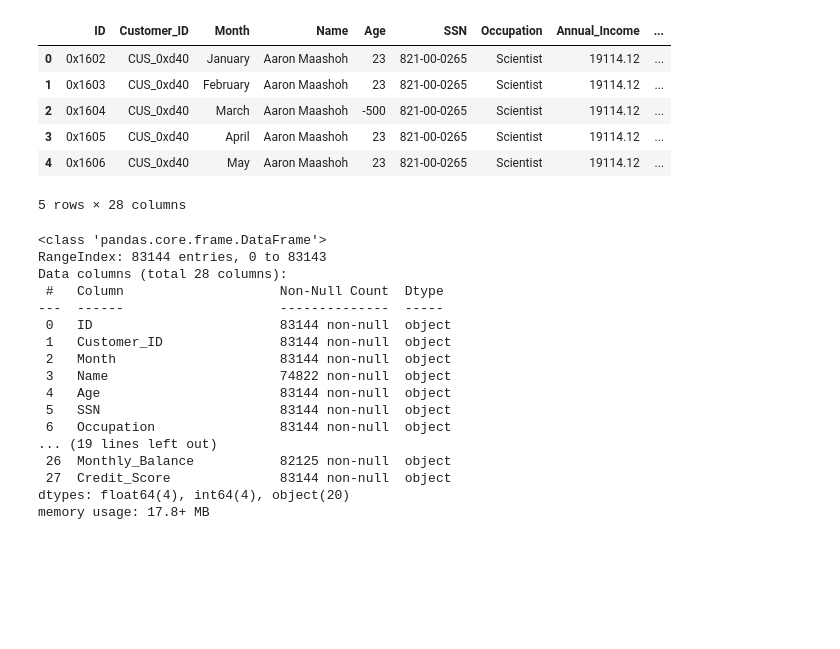
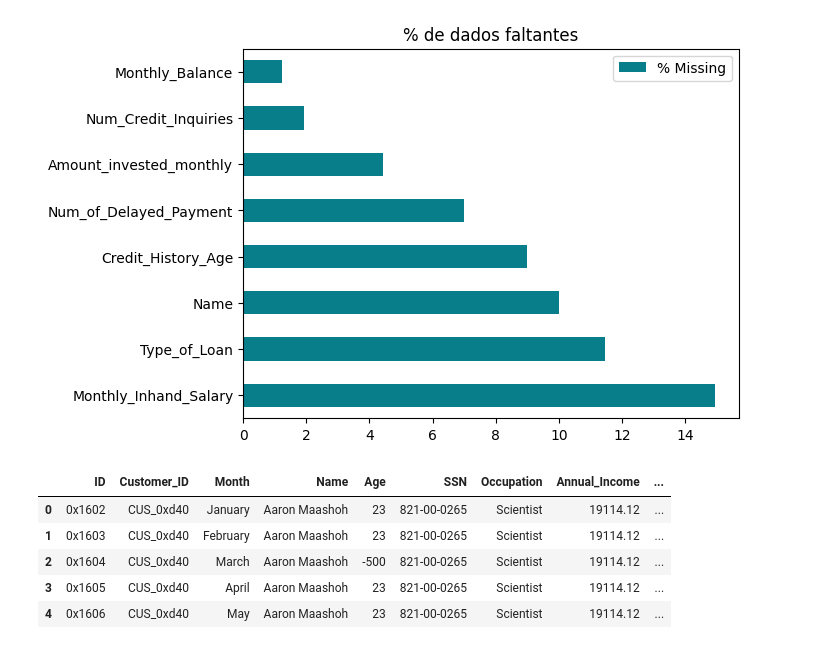
Before and after one commit to lpoggetto/aulas_machine_learning_FIAP, a Jupyter notebook: trabalho_final_ml.ipynb, the cells around one changed output. Saved outputs shown, nothing was run; the diff lists cells and outputs as text; code cells hidden in the pictures; blank space fills up the shorter version.

Commit message:
Ajustes e limpezas de dados

```diff
--- a/trabalho_final_ml.ipynb
+++ b/trabalho_final_ml.ipynb
@@ -12,5 +14,2 @@ warnings.filterwarnings('ignore')
 # %%
-# Importando os dados do trabalho
-# https://raw.githubusercontent.com/lcbjrrr/QuantumF/main/credit%20-%20ok.csv
-
-df = pd.read_csv('https://raw.githubusercontent.com/lcbjrrr/QuantumF/main/credit%20-%20ok.csv')
+df_total = pd.read_csv('https://raw.githubusercontent.com/lcbjrrr/QuantumF/main/credit%20-%20ok.csv')
@@ -17,5 +67,21 @@ df = pd.read_csv('https://raw.githubusercontent.com/lcbjrrr/QuantumF/main/credit
+# %%
+# Esta função define a quantidade % de dados faltantes
+def plot_nas(df: pd.DataFrame):
+    if df.isnull().sum().sum() != 0:
+        na_df = (df.isnull().sum() / len(df)) * 100
+        na_df = na_df.drop(na_df[na_df == 0].index).sort_values(ascending=False)
+        missing_data = pd.DataFrame({'% Missing' :na_df})
+        missing_data.plot(kind = "barh", color='#087E8B')
+        plt.title("% de dados faltantes")
+        plt.show()
+    else:
+        print('No NAs found')
+
+plot_nas(df_total)
+# %% [output]
+[figure, added]
 # %%
-df.head()
+df_total.head()
 # %% [output]
 |  | ID | Customer_ID | Month | Name | Age | SSN | Occupation | Annual_Income | ... |
 | 0 | 0x1602 | CUS_0xd40 | January | Aaron Maashoh | 23 | 821-00-0265 | Scientist | 19114.12 | ... |
@@ -23,24 +89,3 @@ df.head()
 | 2 | 0x1604 | CUS_0xd40 | March | Aaron Maashoh | -500 | 821-00-0265 | Scientist | 19114.12 | ... |
 | 3 | 0x1605 | CUS_0xd40 | April | Aaron Maashoh | 23 | 821-00-0265 | Scientist | 19114.12 | ... |
 | 4 | 0x1606 | CUS_0xd40 | May | Aaron Maashoh | 23 | 821-00-0265 | Scientist | 19114.12 | ... |
-5 rows × 28 columns
-# %%
-df.info()
-# %% [output]
-<class 'pandas.core.frame.DataFrame'>
-RangeIndex: 83144 entries, 0 to 83143
-Data columns (total 28 columns):
- #   Column                    Non-Null Count  Dtype
----  ------                    --------------  -----
- 0   ID                        83144 non-null  object
- 1   Customer_ID               83144 non-null  object
- 2   Month                     83144 non-null  object
- 3   Name                      74822 non-null  object
- 4   Age                       83144 non-null  object
- 5   SSN                       83144 non-null  object
- 6   Occupation                83144 non-null  object
-... (19 lines left out)
- 26  Monthly_Balance           82125 non-null  object
- 27  Credit_Score              83144 non-null  object
-dtypes: float64(4), int64(4), object(20)
-memory usage: 17.8+ MB
```
Also changed, not shown: parts of 13 cells of this notebook.
